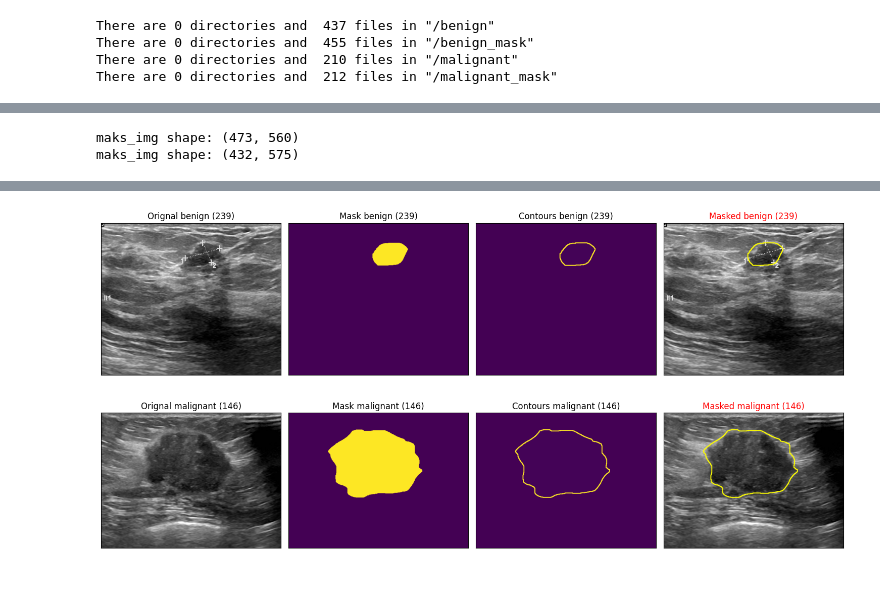
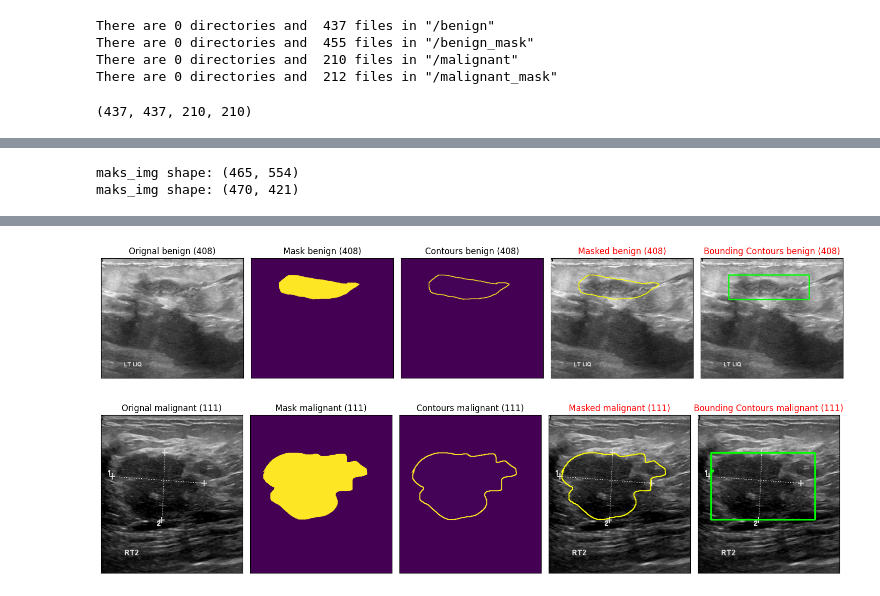
Before and after one commit to nawroz-m/ML_learning, a Jupyter notebook: BUSI.ipynb, the cells around one changed output, grey strips where cells are left out. Drawn from its saved outputs; the diff is of its cells as text; code cells hidden in the pictures.

Commit message:
add: data preprocessing

```diff
--- a/BUSI.ipynb
+++ b/BUSI.ipynb
@@ -47,12 +65,7 @@ path="/content/drive/MyDrive/Healthcare/BUSI/BUSI_Jpeg.zip"
 *  white is for boun tesho
 * black is for soft tesho of the mask
 # %%
-
-benign = "benign"
-benign_mask = "benign_mask"
-malignant = "malignant"
-malignant_mask = "malignant_mask"
-data_path = [benign, benign_mask, malignant, malignant_mask]
+data_path = ['benign', 'benign_mask', 'malignant', 'malignant_mask']
 
 # check the files and folders
 for path in data_path:
@@ -72,8 +99,30 @@ malignant_mask_imgs = os.listdir(malignant_mask)
+# %%
+"""
+  Clean up the images directories
+  read all images in the directory -> extract only images by index in the file -> validate to remove duplicate or invalid image
+  sort them based on the index
+"""
+benign = sorted(
+    [f for f in os.listdir('benign') if extract_idx(f) != -1 and is_valid_image(f, 'benign', False)],
+    key=extract_idx)
+benign_mask = sorted(
+    [f for f in os.listdir('benign_mask') if extract_idx(f) != -1 and is_valid_image(f, 'benign', True)],
+    key=extract_idx)
+malignant = sorted(
+    [f for f in os.listdir('malignant') if extract_idx(f) != -1 and is_valid_image(f, 'malignant', False)],
+    key=extract_idx)
+malignant_mask = sorted(
+    [f for f in os.listdir('malignant_mask') if extract_idx(f) != -1 and is_valid_image(f, 'malignant', True)],
+    key=extract_idx)
+# %%
+len(benign), len(benign_mask), len(malignant), len(malignant_mask)
+# %% [output]
+(437, 437, 210, 210)
 # %%
 # plot a random image from each classes
 def plot_img_with_mask(depth, root):
   idx = np.random.randint(0, depth)
-  fig, ax = plt.subplots(1, 4, figsize=(15, 4))
+  fig, ax = plt.subplots(1, 5, figsize=(15, 4))
 
   # orignal image
   org_img = pltimg.imread(f'{root}/{root} ({idx}).png')
@@ -113,16 +162,27 @@ def plot_img_with_mask(depth, root):
   ax[2].set_yticks([])
 
   # masked the original image
-  contours_org_img = cv2.drawContours(org_img, contours, -1, (127, 255, 0), 2)
+  controus_img = org_img.copy()
+  contours_org_img = cv2.drawContours(controus_img, contours, -1, (127, 255, 0), 2)
   ax[3].imshow(contours_org_img)
   ax[3].set_title(f'Masked {root} ({idx})', color='red')
   ax[3].set_xticks([])
   ax[3].set_yticks([])
 
+  # Contours bounding box
+  bound_img = org_img.copy()
+  for cnt in contours:
+    x, y, w, h = cv2.boundingRect(cnt)
+    cv2.rectangle(bound_img, (x, y), (x+w, y+h), (0, 255, 0, 0), 4)
+  ax[4].imshow(bound_img)
+  ax[4].set_title(f'Bounding Contours {root} ({idx})', color='red')
+  ax[4].set_xticks([])
+  ax[4].set_yticks([])
+
   plt.tight_layout()
 # %%
-plot_img_with_mask(len(benign_imgs), 'benign')
-plot_img_with_mask(len(malignant_imgs), 'malignant')
+plot_img_with_mask(len(benign), 'benign')
+plot_img_with_mask(len(malignant), 'malignant')
 # %% [output]
 WARNING:matplotlib.image:Clipping input data to the valid range for imshow with RGB data ([0..1] for floats or [0..255] for integers). Got range [0.0..255.0].
 WARNING:matplotlib.image:Clipping input data to the valid range for imshow with RGB data ([0..1] for floats or [0..255] for integers). Got range [0.0..255.0].
@@ -129,2 +190,2 @@ WARNING:matplotlib.image:Clipping input data to the valid range for imshow with
-maks_img shape: (473, 560)
-maks_img shape: (432, 575)
+maks_img shape: (465, 554)
+maks_img shape: (470, 421)
@@ -131,2 +193,2 @@ maks_img shape: (432, 575)
-[figure, old version]
+[figure, new version]
-[figure, old version]
+[figure, new version]
```
Also changed, not shown: parts of 21 cells of this notebook.
